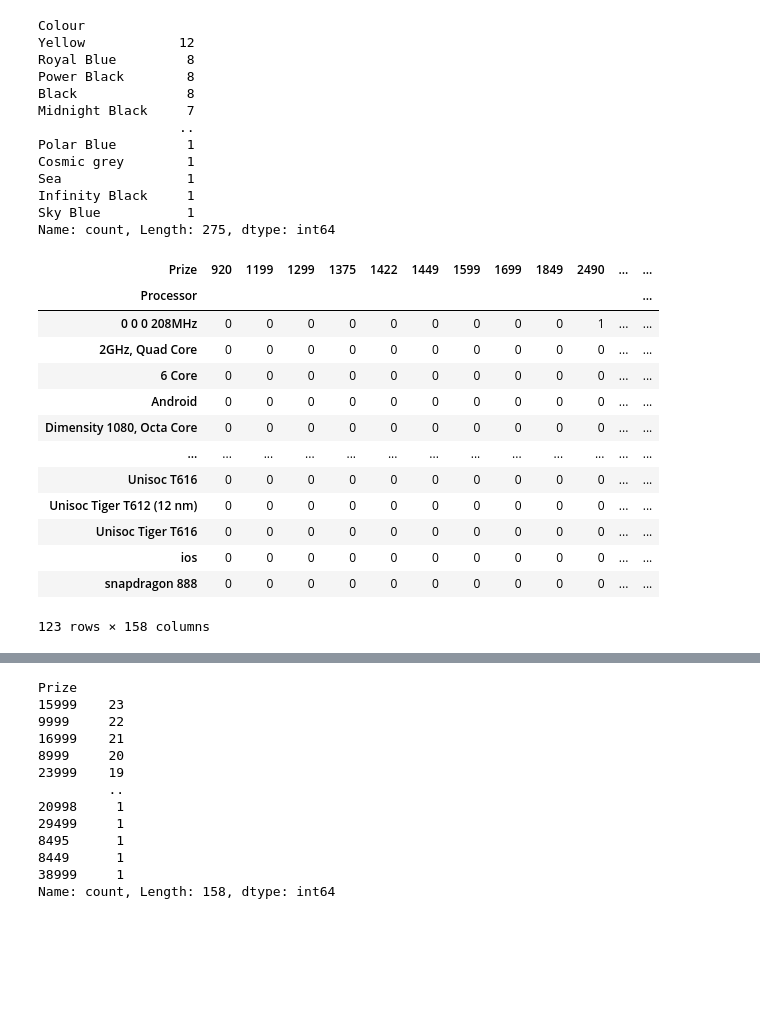
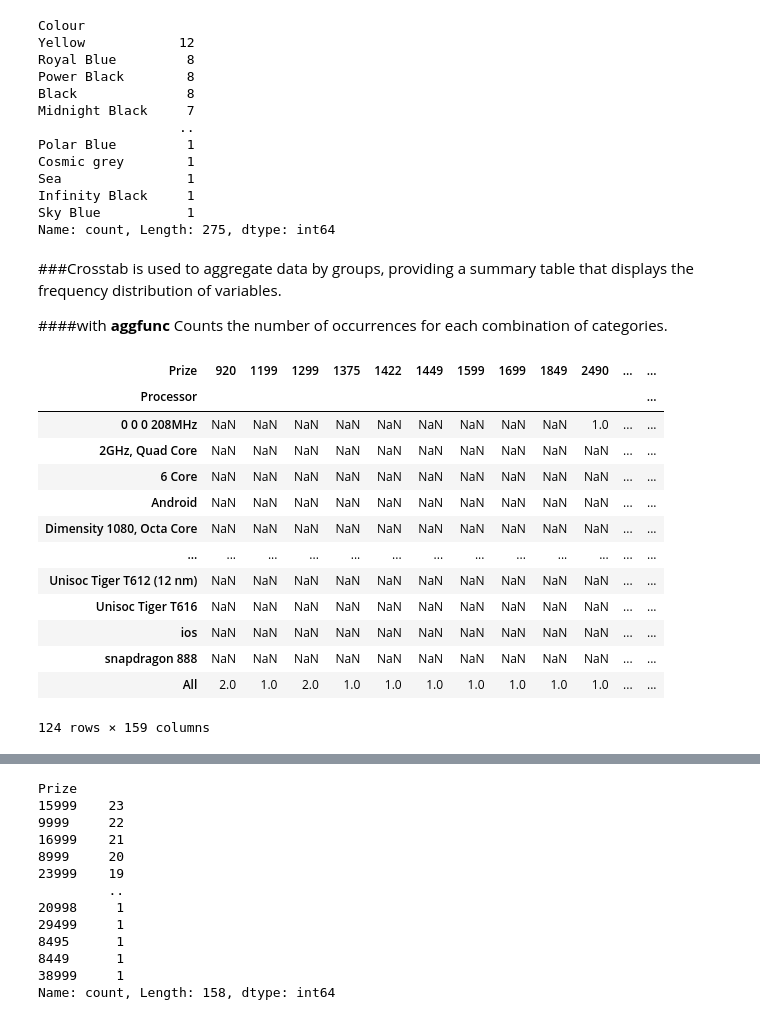
Before and after one commit to santoshdhalwalkar/MobilePhones, a Jupyter notebook: PricePredictionforMobilePhones.ipynb, the cells around one changed output, grey strips where cells are left out. Saved outputs shown, nothing was run; the diff lists cells and outputs as text; code cells hidden in the pictures; blank space fills up the shorter version.

Commit message:
do some data anlyasis

```diff
--- a/PricePredictionforMobilePhones.ipynb
+++ b/PricePredictionforMobilePhones.ipynb
@@ -236,24 +236,28 @@ Sea                1
 Infinity Black     1
 Sky Blue           1
 Name: count, Length: 275, dtype: int64
+# %% [markdown]
+###Crosstab is used to aggregate data by groups, providing a summary table that displays the frequency distribution of variables.
+
+####with **aggfunc** Counts the number of occurrences for each combination of categories.
 # %%
-cross_tab = pd.crosstab(df['Processor'], df['Prize'])
+cross_tab = pd.crosstab(df['Processor'], df['Prize'],values=df['Model'], aggfunc='count', margins=True)
 
 
 cross_tab1 = pd.DataFrame(cross_tab)
 cross_tab1
 # %% [output]
 | Prize | 920 | 1199 | 1299 | 1375 | 1422 | 1449 | 1599 | 1699 | 1849 | 2490 | ... | ... |
 | Processor |  |  |  |  |  |  |  |  |  |  |  | ... |
-| 0 0 0 208MHz | 0 | 0 | 0 | 0 | 0 | 0 | 0 | 0 | 0 | 1 | ... | ... |
-| 2GHz, Quad Core | 0 | 0 | 0 | 0 | 0 | 0 | 0 | 0 | 0 | 0 | ... | ... |
-| 6 Core | 0 | 0 | 0 | 0 | 0 | 0 | 0 | 0 | 0 | 0 | ... | ... |
-| Android | 0 | 0 | 0 | 0 | 0 | 0 | 0 | 0 | 0 | 0 | ... | ... |
-| Dimensity 1080, Octa Core | 0 | 0 | 0 | 0 | 0 | 0 | 0 | 0 | 0 | 0 | ... | ... |
+| 0 0 0 208MHz | NaN | NaN | NaN | NaN | NaN | NaN | NaN | NaN | NaN | 1.0 | ... | ... |
+| 2GHz, Quad Core | NaN | NaN | NaN | NaN | NaN | NaN | NaN | NaN | NaN | NaN | ... | ... |
+| 6 Core | NaN | NaN | NaN | NaN | NaN | NaN | NaN | NaN | NaN | NaN | ... | ... |
+| Android | NaN | NaN | NaN | NaN | NaN | NaN | NaN | NaN | NaN | NaN | ... | ... |
+| Dimensity 1080, Octa Core | NaN | NaN | NaN | NaN | NaN | NaN | NaN | NaN | NaN | NaN | ... | ... |
 | ... | ... | ... | ... | ... | ... | ... | ... | ... | ... | ... | ... | ... |
-| Unisoc T616 | 0 | 0 | 0 | 0 | 0 | 0 | 0 | 0 | 0 | 0 | ... | ... |
-| Unisoc Tiger T612 (12 nm) | 0 | 0 | 0 | 0 | 0 | 0 | 0 | 0 | 0 | 0 | ... | ... |
-| Unisoc Tiger T616 | 0 | 0 | 0 | 0 | 0 | 0 | 0 | 0 | 0 | 0 | ... | ... |
-| ios | 0 | 0 | 0 | 0 | 0 | 0 | 0 | 0 | 0 | 0 | ... | ... |
-| snapdragon 888 | 0 | 0 | 0 | 0 | 0 | 0 | 0 | 0 | 0 | 0 | ... | ... |
+| Unisoc Tiger T612 (12 nm) | NaN | NaN | NaN | NaN | NaN | NaN | NaN | NaN | NaN | NaN | ... | ... |
+| Unisoc Tiger T616 | NaN | NaN | NaN | NaN | NaN | NaN | NaN | NaN | NaN | NaN | ... | ... |
+| ios | NaN | NaN | NaN | NaN | NaN | NaN | NaN | NaN | NaN | NaN | ... | ... |
+| snapdragon 888 | NaN | NaN | NaN | NaN | NaN | NaN | NaN | NaN | NaN | NaN | ... | ... |
+| All | 2.0 | 1.0 | 2.0 | 1.0 | 1.0 | 1.0 | 1.0 | 1.0 | 1.0 | 1.0 | ... | ... |
-123 rows × 158 columns
+124 rows × 159 columns
```
Also changed, not shown: parts of 8 cells of this notebook.
